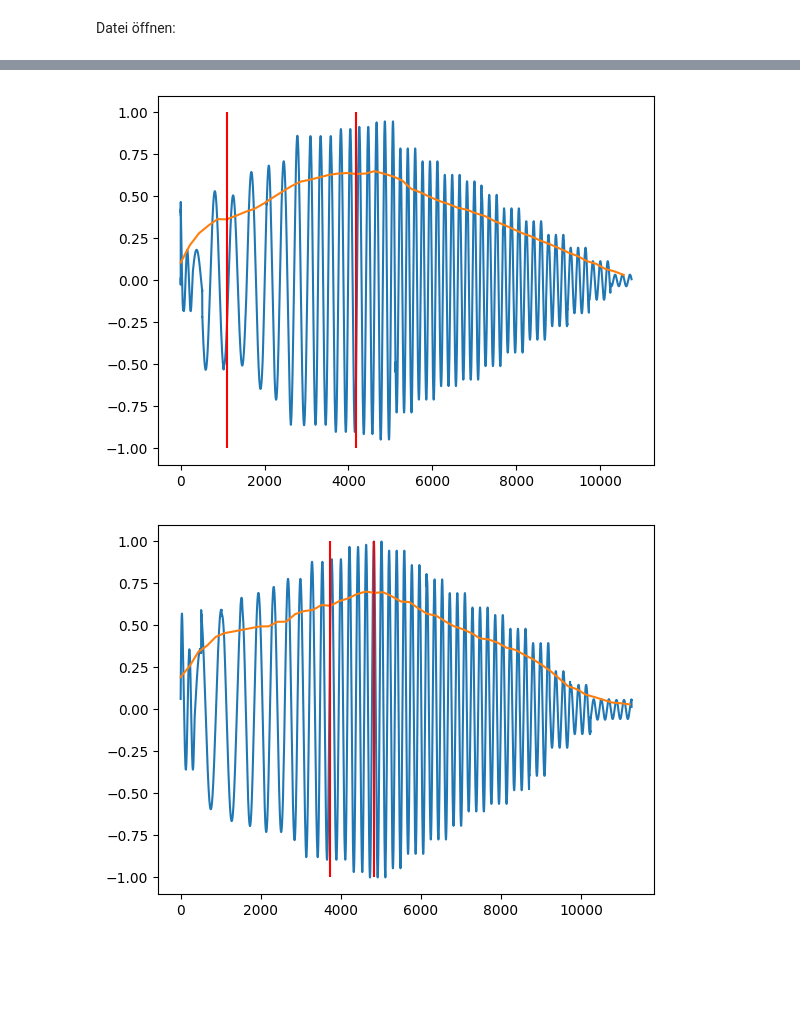
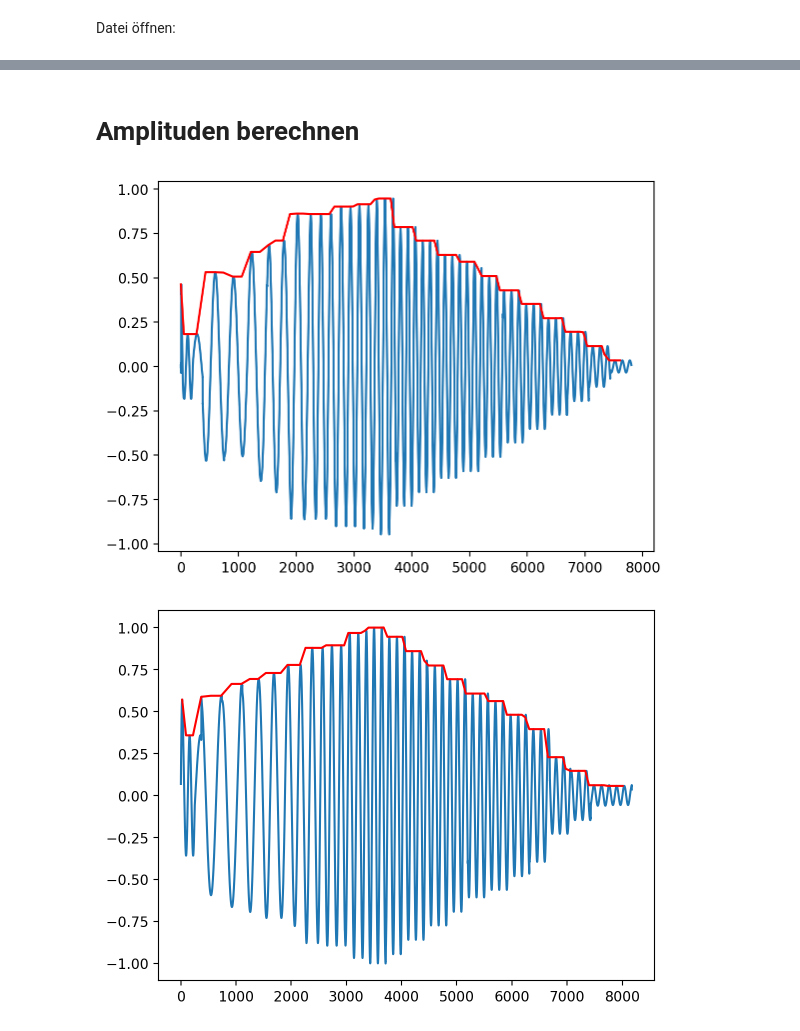
Before and after one commit to haudom/WAV_to_Hapticlabs_converter, a Jupyter notebook: src/Test.ipynb, the cells around one changed output, grey strips where cells are left out. Drawn from its saved outputs; the diff is of its cells as text; code cells hidden in the pictures; blank space fills up the shorter version.

```diff
--- a/src/Test.ipynb
+++ b/src/Test.ipynb
@@ -3,5 +3,5 @@ from main import *
 # %% [markdown]
 Datei öffnen:
 # %%
-audio_arr, sr = openFile(r"\viblib\v-09-10-12-2.wav")
+audio_arr, sr = openFile(r"..\viblib\v-09-10-12-2.wav")
 # %% [output]
@@ -9,3 +9,3 @@ File C:\Users\Domin\Desktop\WAVTactilTransformer\viblib\v-09-10-12-2.wav exists.
 # %%
-breaks_list = findBreaks(audio_arr=audio_arr) #findet Pausen in Audio Array
+breaks_list = findBreaks(audio_arr=audio_arr, sr=sr) #findet Pausen in Audio Array
 # %% [output]
@@ -13,7 +13,10 @@ breaks_list = findBreaks(audio_arr=audio_arr) #findet Pausen in Audio Array
+# %% [markdown]
+# Amplituden berechnen
 # %%
 audio_arr_list = splitAudioArrAtBreaks(audio_arr=audio_arr, breaksList=breaks_list)
+amplitudes = []
 for audio in audio_arr_list:
-  findBlocksbyAmplitude(audio,sr=sr)
+  amplitudes.append(getAmplitudes(audio,sr=sr))
 # %% [output]
-[figure, old version]
+[figure, new version]
-[figure, old version]
+[figure, new version]
```
Also changed, not shown: parts of 6 cells of this notebook.
